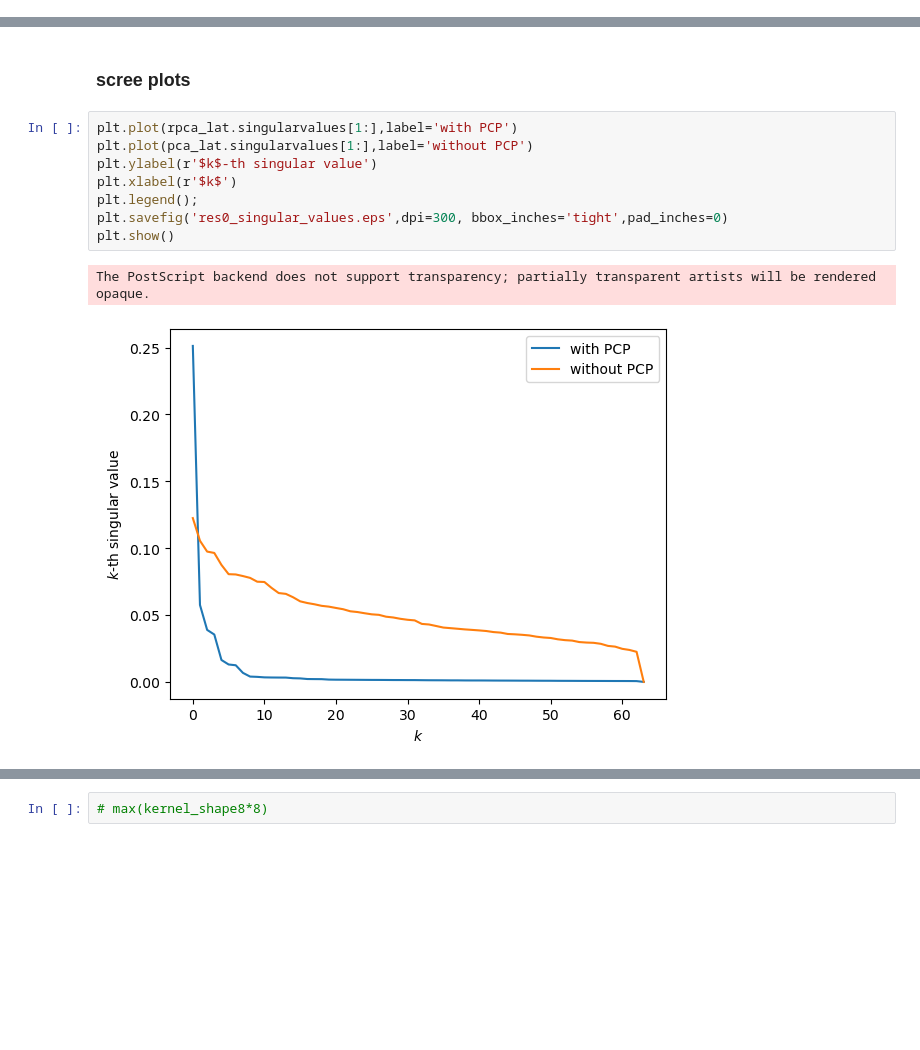
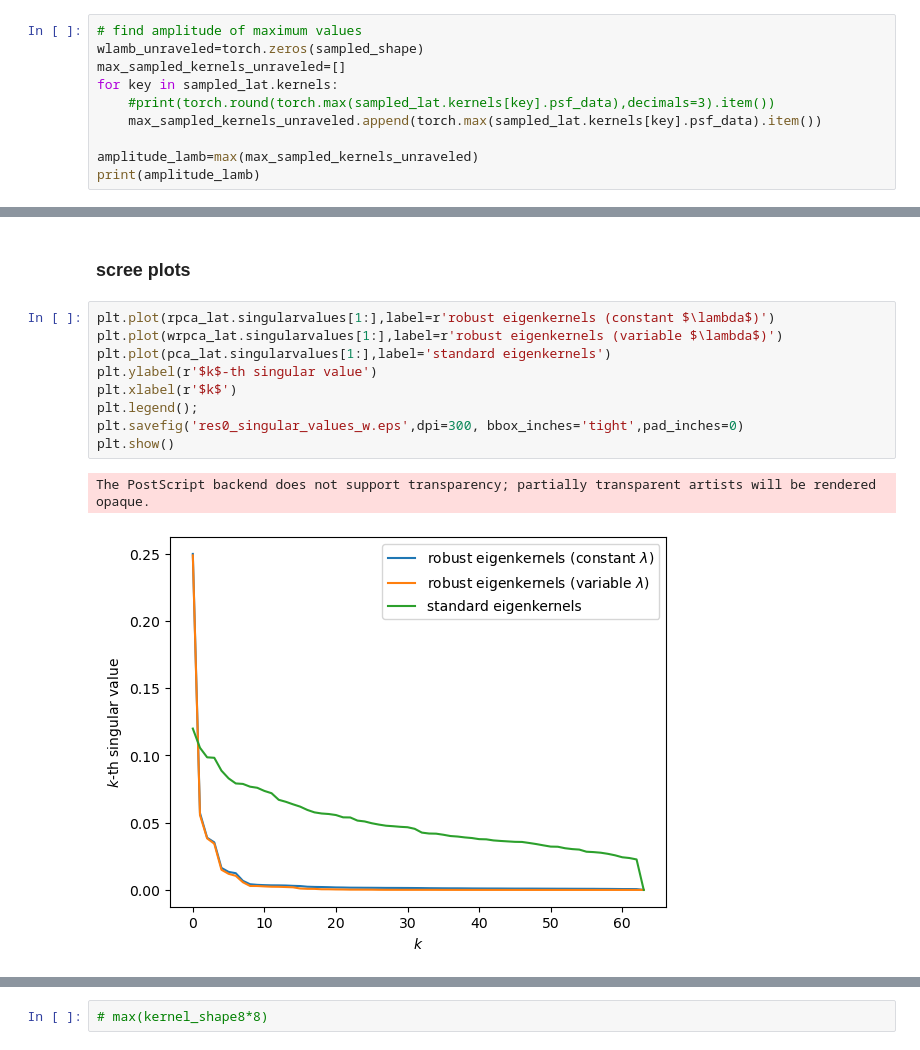
Before and after one commit to mlbj/blurtool, a Jupyter notebook: exp/sbrt2023/sbrt2023.ipynb, the cells around one changed output, grey strips where cells are left out. Saved outputs shown, nothing was run; the diff lists cells and outputs as text; blank space fills up the shorter version.

```diff
--- a/exp/sbrt2023/sbrt2023.ipynb
+++ b/exp/sbrt2023/sbrt2023.ipynb
@@ -140,0 +198,10 @@ KeyboardInterrupt:
+# %%
+# find amplitude of maximum values
+wlamb_unraveled=torch.zeros(sampled_shape)
+max_sampled_kernels_unraveled=[]
+for key in sampled_lat.kernels:
+    #print(torch.round(torch.max(sampled_lat.kernels[key].psf_data),decimals=3).item())
+    max_sampled_kernels_unraveled.append(torch.max(sampled_lat.kernels[key].psf_data).item())
+
+amplitude_lamb=max(max_sampled_kernels_unraveled)
+print(amplitude_lamb)
@@ -252,13 +377,14 @@ mu= tensor(166.9919) . lamb= 0.09 . rank= 0
 # %% [markdown]
 ### scree plots
 # %%
-plt.plot(rpca_lat.singularvalues[1:],label='with PCP')
-plt.plot(pca_lat.singularvalues[1:],label='without PCP')
+plt.plot(rpca_lat.singularvalues[1:],label=r'robust eigenkernels (constant $\lambda$)')
+plt.plot(wrpca_lat.singularvalues[1:],label=r'robust eigenkernels (variable $\lambda$)')
+plt.plot(pca_lat.singularvalues[1:],label='standard eigenkernels')
 plt.ylabel(r'$k$-th singular value')
 plt.xlabel(r'$k$')
 plt.legend();
-plt.savefig('res0_singular_values.eps',dpi=300, bbox_inches='tight',pad_inches=0)
+plt.savefig('res0_singular_values_w.eps',dpi=300, bbox_inches='tight',pad_inches=0)
 plt.show()
 # %% [output]
 The PostScript backend does not support transparency; partially transparent artists will be rendered opaque.
-[figure, old version]
+[figure, new version]
```
Also changed, not shown: parts of 24 cells of this notebook, 22 other files.
